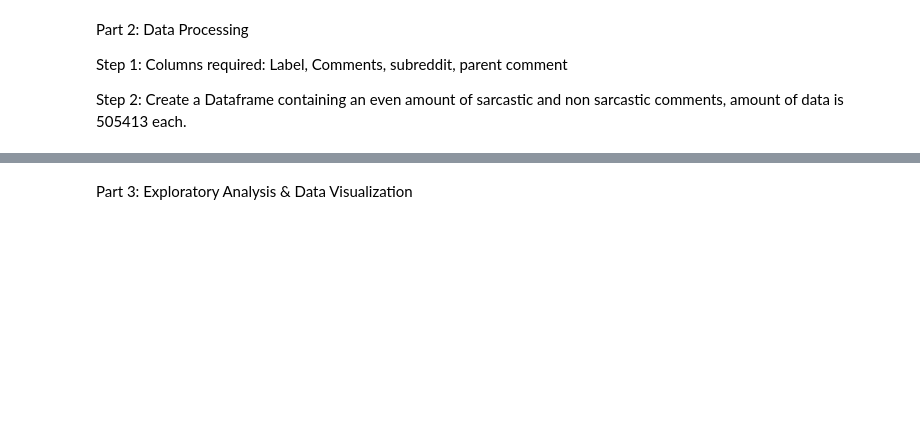
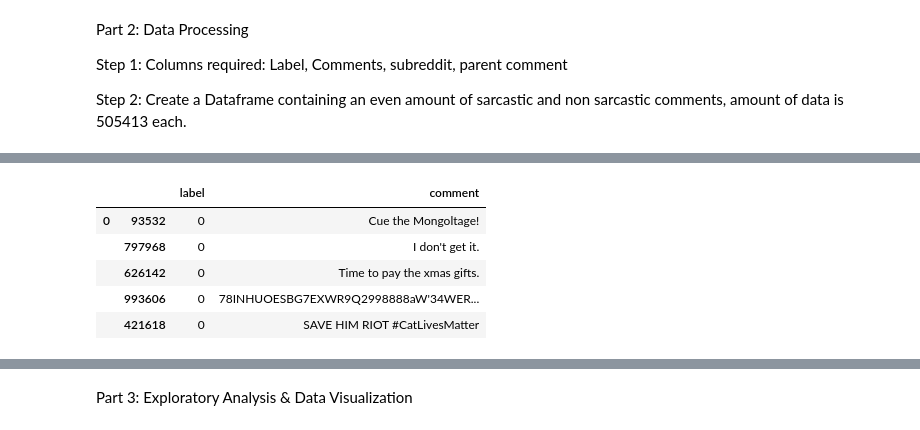
Before and after one commit to nourmansour/Sarcasm-on-Reddit, a Jupyter notebook: Sarcastic Comments on Reddit - An Analysis.ipynb, the cells around one changed output, grey strips where cells are left out. Drawn from its saved outputs; the diff is of its cells as text; code cells hidden in the pictures; blank space fills up the shorter version.

```diff
--- a/Sarcastic Comments on Reddit - An Analysis.ipynb
+++ b/Sarcastic Comments on Reddit - An Analysis.ipynb
@@ -37,0 +51,21 @@ comments, amount of data is 505413 each.
+# %%
+#rand_ind = np.random.choice(data.index, int(len(data)*10/100))
+#len(rand_ind) # 101077 for 10%
+
+#chosen_data = data.sample(frac=0.5, random_state=1)
+#chosen_data.tail()
+
+
+
+size = int(len(data)*2.5/100)# sample size
+replace = True  # with replacement
+fn = lambda obj: obj.loc[np.random.choice(obj.index, size, replace),:]
+chosen_data = data.groupby('label', as_index=False).apply(fn)
+chosen_data.head()
+# %% [output]
+|  |  | label | comment |
+| 0 | 93532 | 0 | Cue the Mongoltage! |
+|  | 797968 | 0 | I don't get it. |
+|  | 626142 | 0 | Time to pay the xmas gifts. |
+|  | 993606 | 0 | 78INHUOESBG7EXWR9Q2998888aW'34WER... |
+|  | 421618 | 0 | SAVE HIM RIOT #CatLivesMatter |
```
Also changed, not shown: parts of 43 cells of this notebook.
